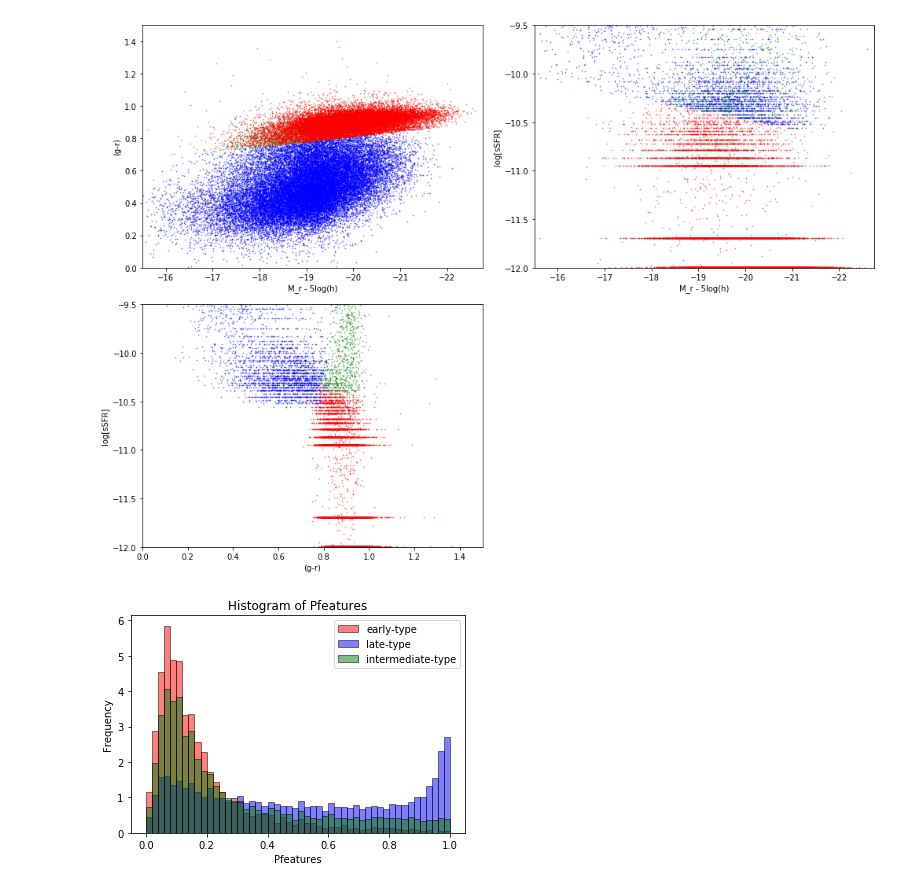
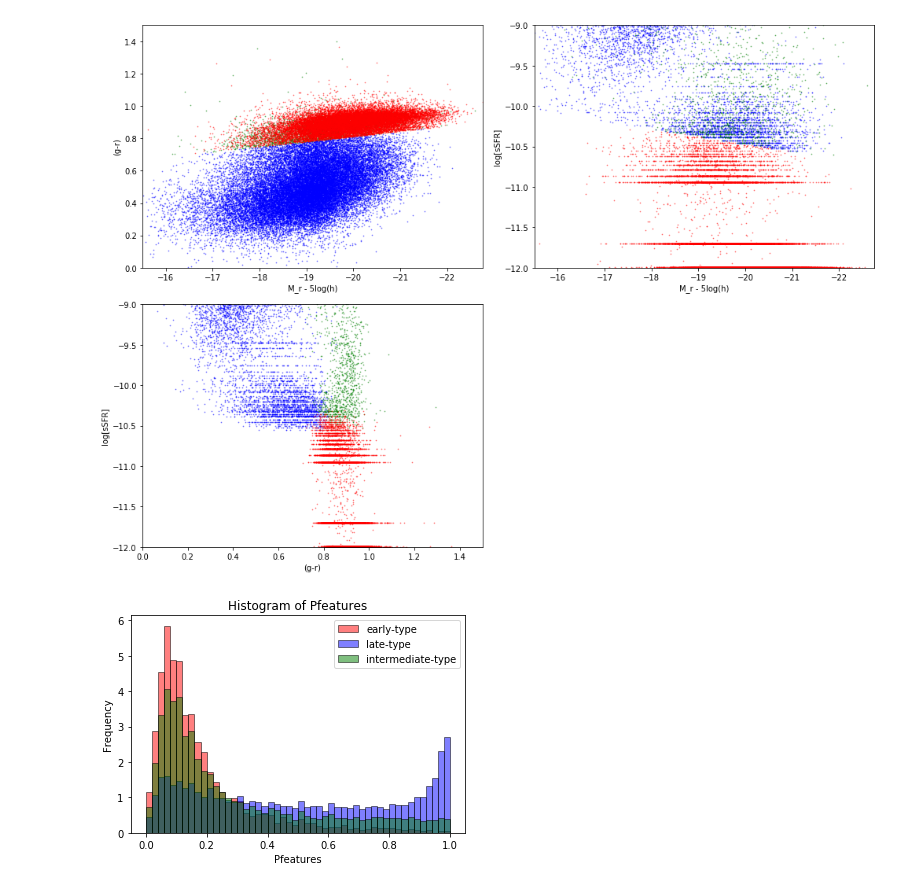
Before and after one commit to jaotter/Otter-Research-2017, a Jupyter notebook: early_late_classification.ipynb, the cells around one changed output. Drawn from its saved outputs; the diff is of its cells as text; code cells hidden in the pictures.

```diff
--- a/early_late_classification.ipynb
+++ b/early_late_classification.ipynb
@@ -156,36 +137,36 @@ sfrs = [late_sfr, int_sfr, early_sfr]
 plot_color = ['b', 'g', 'r']
 
 #top left plot
 ax1 = fig.add_subplot(221)
 for i in np.arange(3):
     ax1.scatter(mrs[i], colors[i], color = plot_color[i], s=0.5, alpha=0.5)
 ax1.set_ylabel('(g-r)')
 ax1.set_xlabel('M_r - 5log(h)')
 ax1.set_ylim(0, 1.5)
 ax1.set_xlim(-15.5, -22.75)
 
 #top right plot
 ax2 = fig.add_subplot(222)
 for i in np.arange(3):
     ax2.scatter(mrs[i], sfrs[i], color = plot_color[i], s=0.5, alpha=0.5)
 ax2.set_ylabel('log[sSFR]')
 ax2.set_xlabel('M_r - 5log(h)')
-ax2.set_ylim(-12, -9.5)
+ax2.set_ylim(-12, -9)
 ax2.set_xlim(-15.5, -22.75)
 
 #bottom left plot
 ax3 = fig.add_subplot(223)
 for i in np.arange(3):
     ax3.scatter(colors[i], sfrs[i], color = plot_color[i], s=0.5, alpha=0.5)
 ax3.set_ylabel('log[sSFR]')
 ax3.set_xlabel('(g-r)')
-ax3.set_ylim(-12, -9.5)
+ax3.set_ylim(-12, -9)
 ax3.set_xlim(0,1.5)
 
 plt.tight_layout()
 plt.show()
 # %% [output]
-[figure, old version]
+[figure, new version]
 # %%
 plt.hist(early_pfeatures, 50, normed=1, facecolor='r', alpha=0.5, ec='black', label='early-type')
 plt.hist(late_pfeatures, 50, normed=1, facecolor='b', alpha=0.5, ec='black', label='late-type')
```
Also changed, not shown: parts of 2 cells of this notebook.
